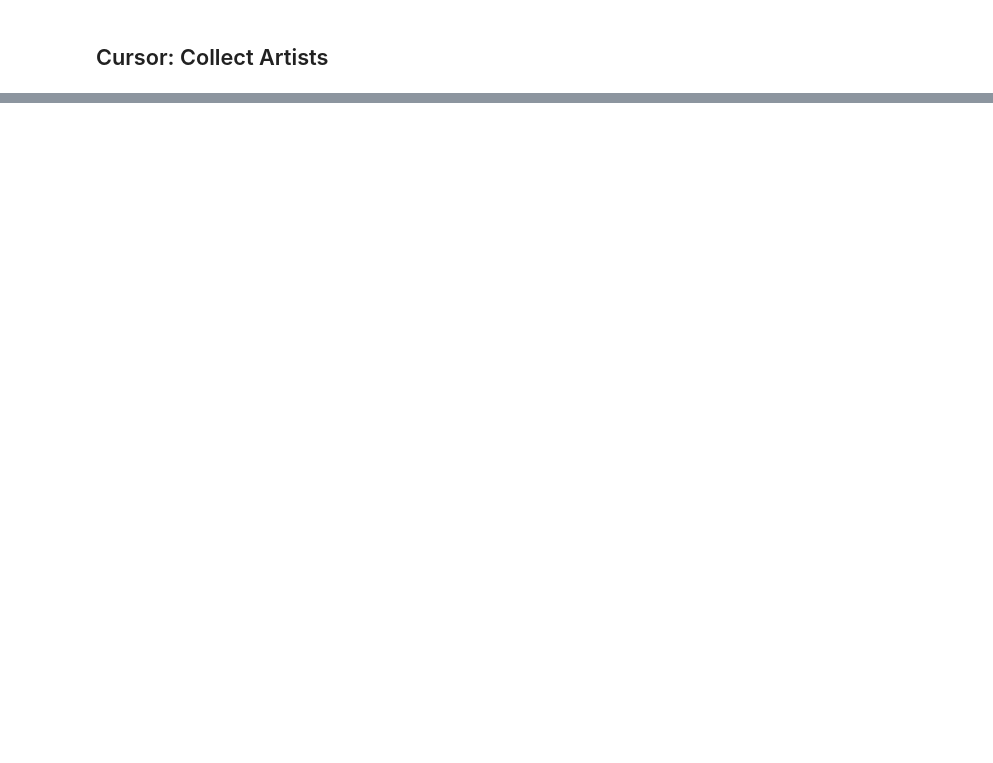
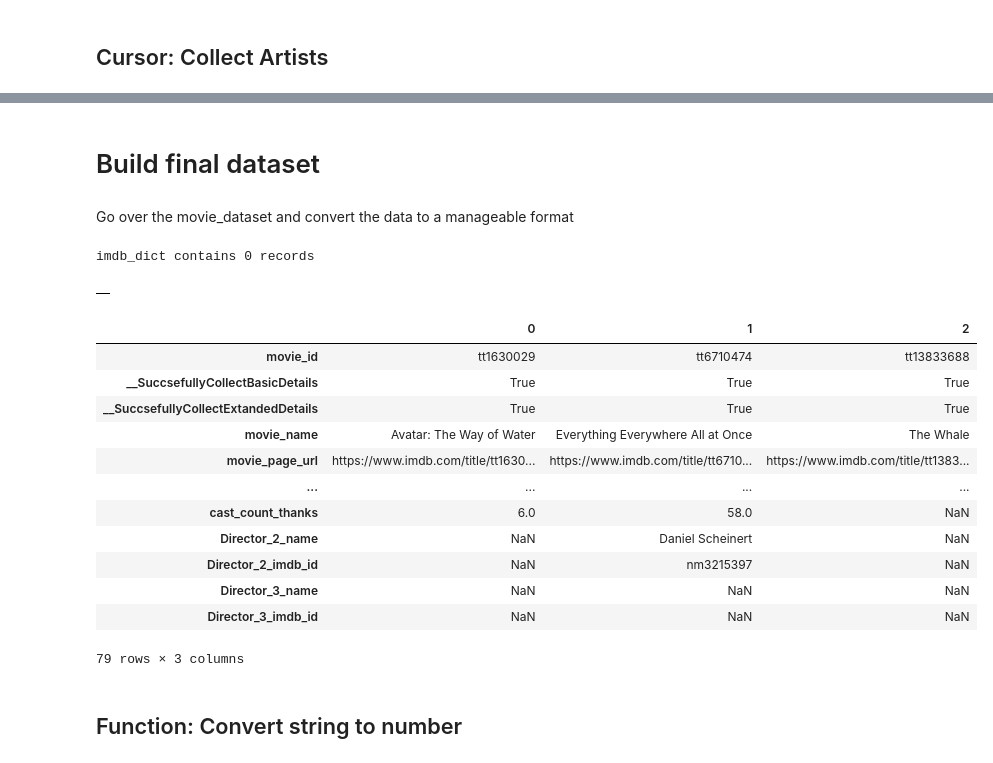
Before and after one commit to OmerRosen/Imdb-Prediction-Model, a Jupyter notebook: IMDB_2022_Hit_or_Flop.ipynb, the cells around one changed output, grey strips where cells are left out. Saved outputs shown, nothing was run; the diff lists cells and outputs as text; code cells hidden in the pictures; blank space fills up the shorter version.

```diff
--- a/IMDB_2022_Hit_or_Flop.ipynb
+++ b/IMDB_2022_Hit_or_Flop.ipynb
@@ -802,0 +1000,37 @@ artist_dataset.head(5)
+# %% [markdown]
+# Build final dataset
+# %% [markdown]
+Go over the movie_dataset and convert the data to a manageable format
+# %%
+imdb_dataset_path = "/content/drive/My Drive/Harvard HW/Course 4 - Final Project/imdb_dataset.csv"
+if os.path.exists(imdb_dataset_path):
+  imdb_df = pd.read_csv(imdb_dataset_path)
+  imdb_dict = imdb_df.set_index('movie_id').T.to_dict()
+
+else:
+  imdb_dict = {}
+  imdb_df = pd.DataFrame(imdb_dict)
+
+print(f"imdb_dict contains {len(imdb_dict)} records")
+imdb_df.head(3)
+# %% [output]
+imdb_dict contains 0 records
+|  |
+# %%
+movie_dataset.head(3).T
+# %% [output]
+|  | 0 | 1 | 2 |
+| movie_id | tt1630029 | tt6710474 | tt13833688 |
+| __SuccsefullyCollectBasicDetails | True | True | True |
+| __SuccsefullyCollectExtandedDetails | True | True | True |
+| movie_name | Avatar: The Way of Water | Everything Everywhere All at Once | The Whale |
+| movie_page_url | https://www.imdb.com/title/tt1630... | https://www.imdb.com/title/tt6710... | https://www.imdb.com/title/tt1383... |
+| ... | ... | ... | ... |
+| cast_count_thanks | 6.0 | 58.0 | NaN |
+| Director_2_name | NaN | Daniel Scheinert | NaN |
+| Director_2_imdb_id | NaN | nm3215397 | NaN |
+| Director_3_name | NaN | NaN | NaN |
+| Director_3_imdb_id | NaN | NaN | NaN |
+79 rows × 3 columns
+# %% [markdown]
+## Function: Convert string to number
```
Also changed, not shown: parts of 24 cells of this notebook.
